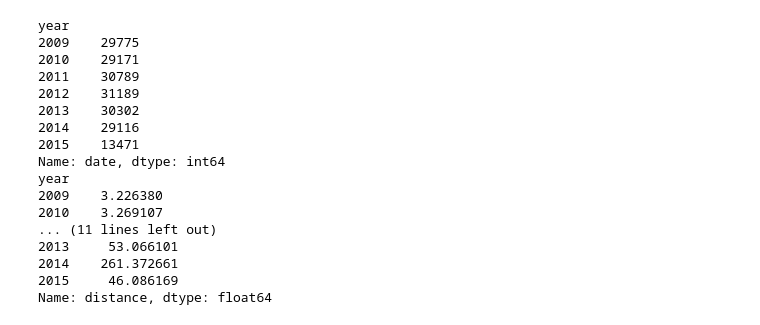
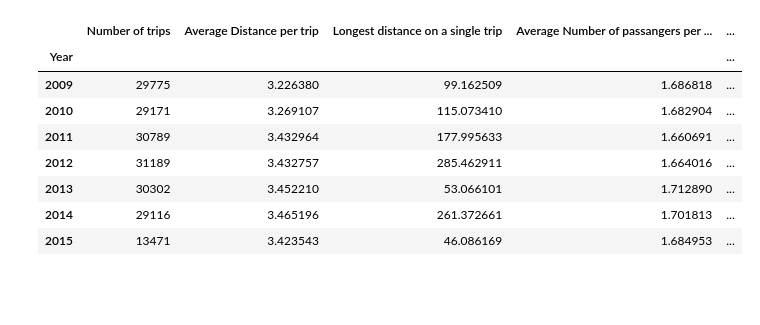
Before and after one commit to leedavidarmstrong/project-one, a Jupyter notebook: uber_weather.ipynb, the cells around one changed output. Drawn from its saved outputs; the diff is of its cells as text; code cells hidden in the pictures; blank space fills up the shorter version.

```diff
--- a/uber_weather.ipynb
+++ b/uber_weather.ipynb
@@ -117,36 +90,54 @@ See the caveats in the documentation: https://pandas.pydata.org/pandas-docs/stab
 # %%
 # Summary of number of trips per year
 total_by_year = uber_df_filtered.groupby("year")
 by_year_summary = total_by_year.count()
 totals = by_year_summary["date"]
-print(totals)
 
 # Summary of average distance of trips per year
 distance_by_year = uber_df_filtered.groupby("year")
 by_year_distance = distance_by_year.mean()
 distance = by_year_distance["distance"]
-print(distance)
 
 # Summary of longest distance of a trip per year
 distance_by_year = uber_df_filtered.groupby("year")
 by_year_distance = distance_by_year.max()
 long_distance = by_year_distance["distance"]
-print(long_distance)
+
+# Summary average number of passangers per trip per year
+passangers_by_year = uber_df_filtered.groupby("year")
+by_year_passangers = passangers_by_year.mean()
+passangers = by_year_passangers["passenger_count"]
+
+# Summary total of passangers per year
+passangerst_by_year = uber_df_filtered.groupby("year")
+by_year_passangerst = passangerst_by_year.sum()
+passangerst = by_year_passangerst["passenger_count"]
+
+# Summary of average price per trip per year
+price_by_year = uber_df_filtered.groupby("year")
+by_year_price = price_by_year.mean()
+price = by_year_price["fare_amount"]
+
+# Merging data
+summary = pd.merge(totals, distance, on="year")
+summary1 = pd.merge(summary, long_distance, on="year")
+summary2 = pd.merge(summary1, passangers, on="year")
+summary3 = pd.merge(summary2, passangerst, on="year")
+summary4 = pd.merge(summary3, price, on="year")
+summary4 = summary4.rename(columns={"date": "Number of trips", "distance_x": "Average Distance per trip", "distance_y": "Longest distance on a single trip",
+                                    "passenger_count_x": "Average Number of passangers per trip", "passenger_count_y": "Total of passanger per year",
+                                    "fare_amount": "Average price per trip"})
+summary4.index.names = ["Year"]
+
+# Printing
+summary4
 # %% [output]
-year
-2009    29775
-2010    29171
-2011    30789
-2012    31189
-2013    30302
-2014    29116
-2015    13471
-Name: date, dtype: int64
-year
-2009    3.226380
-2010    3.269107
-... (11 lines left out)
-2013     53.066101
-2014    261.372661
-2015     46.086169
-Name: distance, dtype: float64
+|  | Number of trips | Average Distance per trip | Longest distance on a single trip | Average Number of passangers per ... | ... |
+| Year |  |  |  |  | ... |
+| 2009 | 29775 | 3.226380 | 99.162509 | 1.686818 | ... |
+| 2010 | 29171 | 3.269107 | 115.073410 | 1.682904 | ... |
+| 2011 | 30789 | 3.432964 | 177.995633 | 1.660691 | ... |
+| 2012 | 31189 | 3.432757 | 285.462911 | 1.664016 | ... |
+| 2013 | 30302 | 3.452210 | 53.066101 | 1.712890 | ... |
+| 2014 | 29116 | 3.465196 | 261.372661 | 1.701813 | ... |
+| 2015 | 13471 | 3.423543 | 46.086169 | 1.684953 | ... |
```
Also changed, not shown: parts of 5 cells of this notebook, 1 other file.
